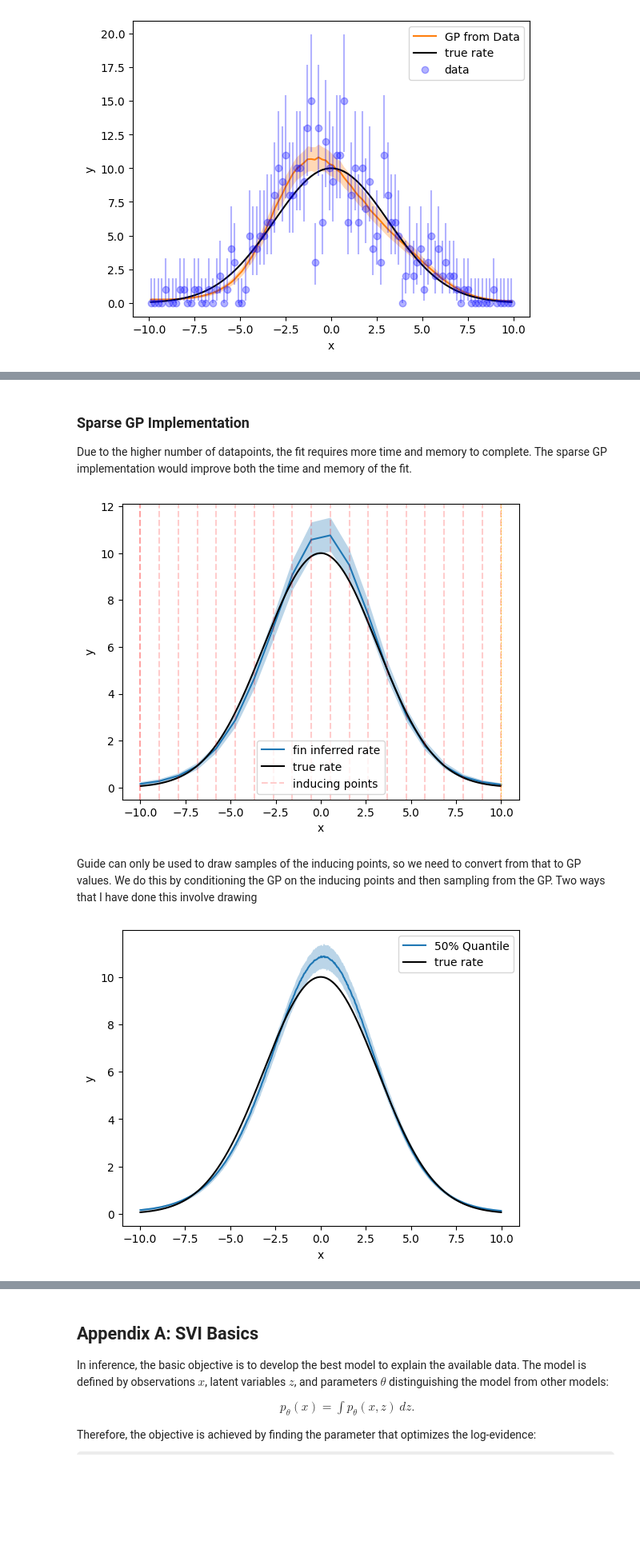
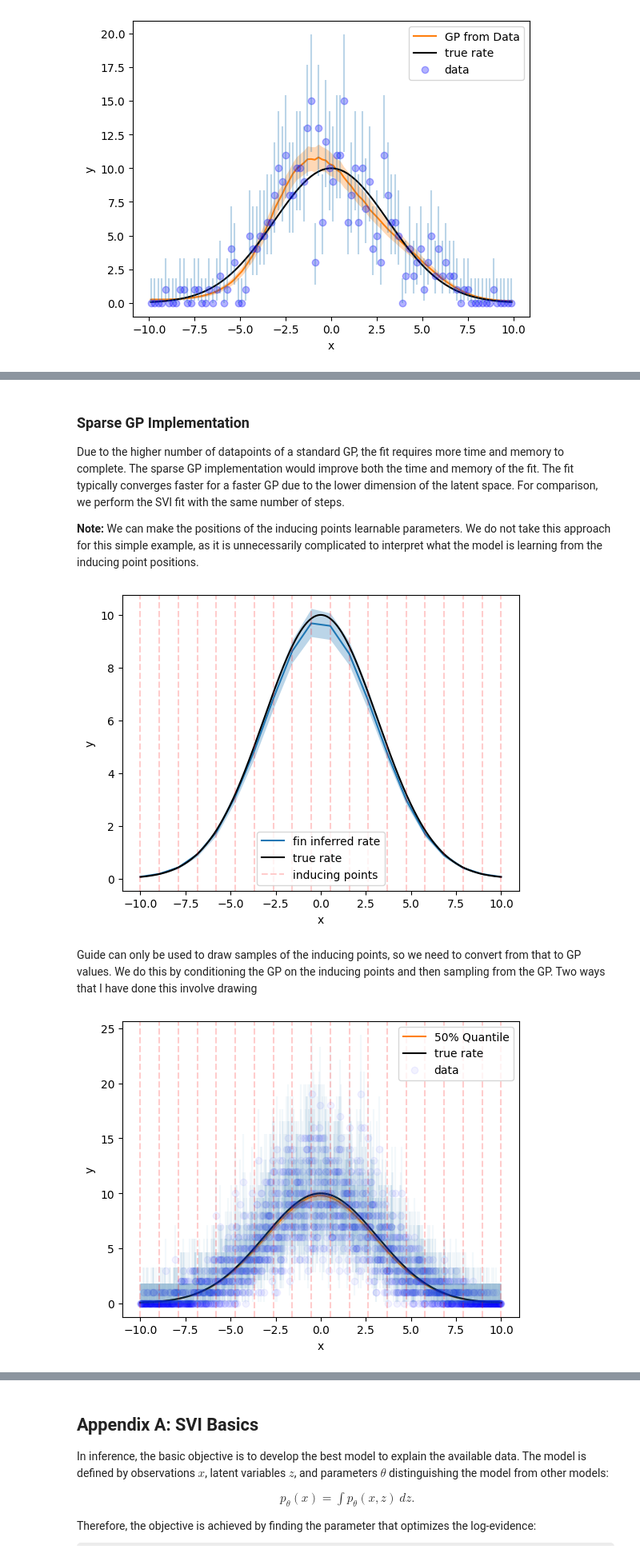
Before and after one commit to edwarddramirez/sparse-tinygp, a Jupyter notebook: 01_inference_sparse_gp.ipynb, the cells around one changed output, grey strips where cells are left out. Shown: that part at 80% size. Saved outputs shown, nothing was run; the diff lists cells and outputs as text; code cells hidden in the pictures; some formulas as TeX source; blank space fills up the shorter version.

```diff
--- a/01_inference_sparse_gp.ipynb
+++ b/01_inference_sparse_gp.ipynb
@@ -124,6 +130,6 @@ _ = plt.ylabel("y")
 # %%
 # generate data
-x_bin = jnp.linspace(-10,10,501) # 10 random points between -1 and 1
+x_bin = jnp.linspace(-10,10,2001) # 10 random points between -1 and 1
 x = 0.5 * (x_bin[:-1] + x_bin[1:])
 log_rate = -(x-mu_tr)**2. / (2. * sigma_tr**2.)
 y = N_tr * jnp.exp(log_rate)
@@ -134,8 +140,8 @@ yerr = jnp.array([custom.poisson_interval(k) for k in y_obs.T]).T
 
 # plot data with error bars
 plt.plot(x, y, 'k', label='true function')
-plt.plot(x, y_obs, 'bo', label='observed data', alpha = 0.3)
-plt.errorbar(x, y_obs, yerr = yerr, c = 'b', fmt = 'none', label='error bars', alpha = 0.3)
+plt.plot(x, y_obs, 'bo', label='observed data', alpha = 0.05)
+plt.errorbar(x, y_obs, yerr = yerr, c = 'C0', fmt = 'none', label='error bars', alpha = 0.05)
 plt.xlabel('x')
 plt.ylabel('y')
 plt.legend()
@@ -179,6 +184,8 @@ _ = plt.ylabel("y")
 # %% [markdown]
 ### Sparse GP Implementation
-Due to the higher number of datapoints, the fit requires more time and memory to complete. The sparse GP implementation would improve both the time and memory of the fit.
+Due to the higher number of datapoints of a standard GP, the fit requires more time and memory to complete. The sparse GP implementation would improve both the time and memory of the fit. The fit typically converges faster for a faster GP due to the lower dimension of the latent space. For comparison, we perform the SVI fit with the same number of steps.
+
+**Note:** We can make the positions of the inducing points learnable parameters. We do not take this approach for this simple example, as it is unnecessarily complicated to interpret what the model is learning from the inducing point positions.
 # %%
 def model(x, xu, y=None):
     '''
@@ -214,7 +221,7 @@ xu = jnp.linspace(-10,10,20)
 # run SVI
 svi, guide = custom.load_svi(model, lr = 0.01, num_particles = 16)
 rng_key = jax.random.PRNGKey(0)
-svi_results = svi.run(rng_key, 30000, x, xu=xu, y=y_obs)
+svi_results = svi.run(rng_key, 10000, x, xu=xu, y=y_obs)
 # %%
 # sample from GP posterior using guide sample_posterior function
 pred = Predictive(guide, num_samples = 1000, params = svi_results.params)
@@ -234,14 +241,14 @@ plt.plot(x, y, "k", label="true rate")
 
 for xu_v in xu:
     if xu_v == xu[0]:
-        g = plt.axvline(xu_v, color="red", linestyle="--", alpha=0.2, label = 'inducing points')
-    g = plt.axvline(xu_v, color="red", linestyle="--", alpha=0.2)
-plt.axvline(x = xu_v, c = 'orange', ls = '--', lw = 0.5)
+        plt.axvline(xu_v, color="red", linestyle="--", alpha=0.2, label = 'inducing points')
+    else:
+        plt.axvline(xu_v, color="red", linestyle="--", alpha=0.2)
 plt.legend()
 plt.xlabel("x")
 _ = plt.ylabel("y")
 # %% [output]
-[figure, old version]
+[figure, new version]
 # %% [markdown]
 Guide can only be used to draw samples of the inducing points, so we need to convert from that to GP values. We do this by conditioning the GP on the inducing points and then sampling from the GP. Two ways that I have done this involve drawing
 # %%
@@ -251,27 +258,32 @@ gp_samples = custom.get_gp_samples_at_x_from_u(rng_key, 1000, pred, svi_results.
 # %%
 q = np.quantile(gp_samples, [0.16,0.5,0.84], axis = 0)
 
 # plot guide (posterior approximation)
-# plt.plot(x_sub, np.exp(mu), color="C0", label="VI inferred rate")
-plt.plot(x, np.exp(q[1]), color = 'C0', label = '50% Quantile')
+plt.plot(x, np.exp(q[1]), color = 'C1', label = '50% Quantile')
 plt.fill_between(
     x,
     np.exp(q[0]),
     np.exp(q[2]),
     alpha=0.3,
     lw=0,
-    color="C0",
+    color="C1",
 )
 
-# plot data with crude error bars
+# plot data with error bars
 plt.plot(x, y, "k", label="true rate")
-# plt.plot(x, y_obs, "bo", label="data")
-# plt.errorbar(x, y_obs, yerr = np.sqrt(y), c = 'b', fmt = 'none', label='error bars')
+plt.plot(x, y_obs, "bo", label="data", alpha = 0.05)
+plt.errorbar(x, y_obs, yerr = yerr, c = 'C0', fmt = 'none', alpha = 0.05)
 plt.legend()
 plt.xlabel("x")
 _ = plt.ylabel("y")
+
+for xu_v in xu:
+    if xu_v == xu[0]:
+        plt.axvline(xu_v, color="red", linestyle="--", alpha=0.2, label = 'inducing points')
+    else:
+        plt.axvline(xu_v, color="red", linestyle="--", alpha=0.2)
 # %% [output]
-[figure, old version]
+[figure, new version]
 # %% [markdown]
 #### Subtle Issue:
 During our SVI fit, the same random seed is being used to convert the inducing point sample `log_rate_u` to the desired sample `log_rate`. See the code block below.
```
Also changed, not shown: parts of 20 cells of this notebook, 4 other files.
